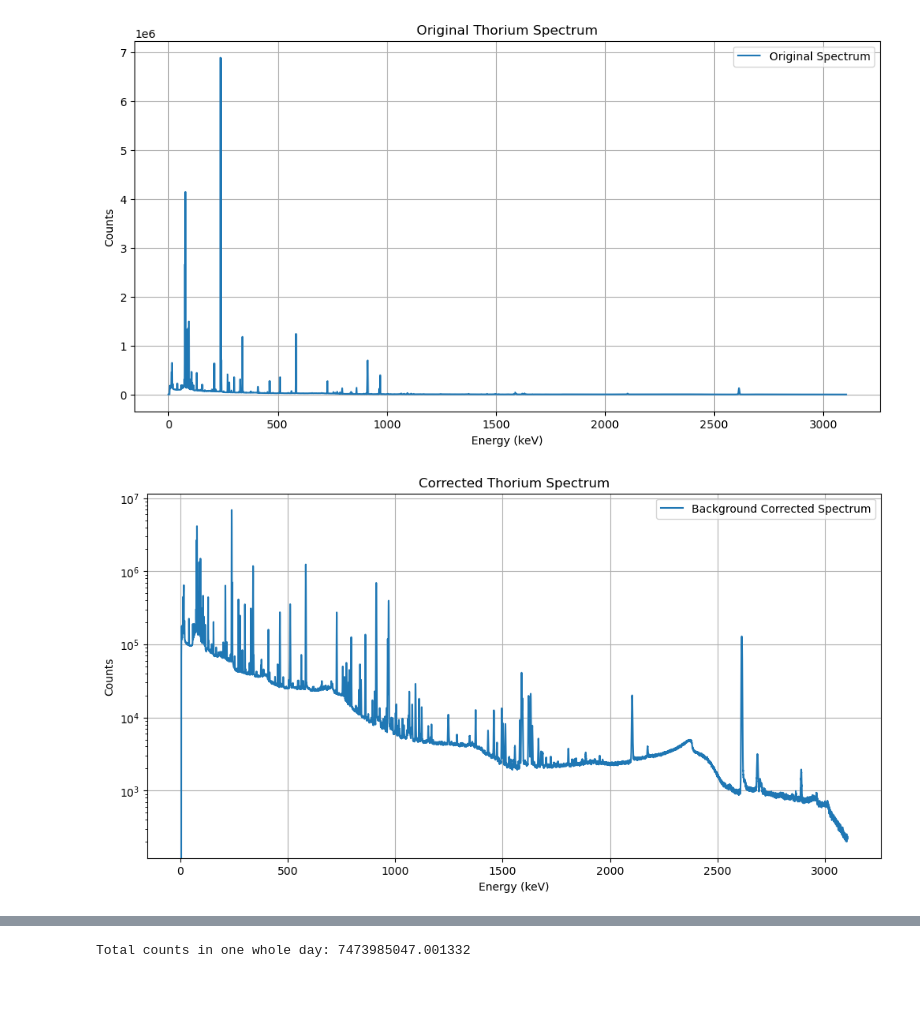
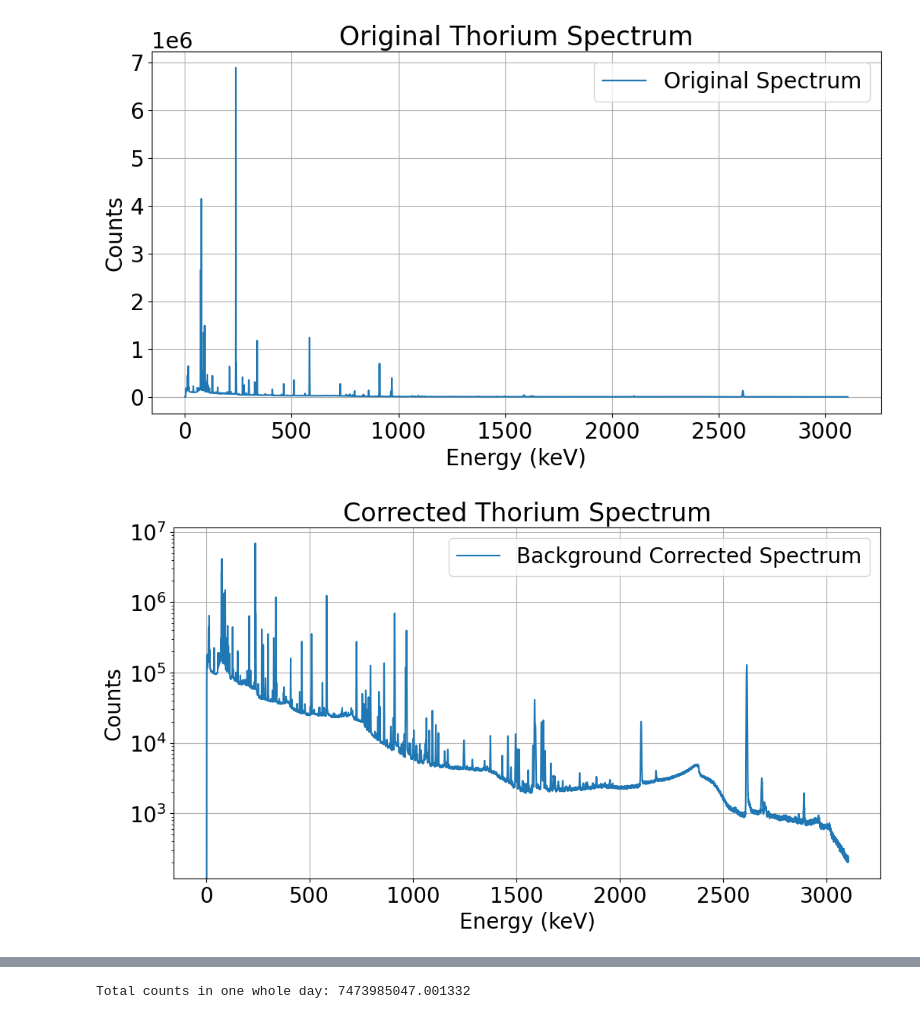
Before and after one commit to nyuad-astroparticle/tes-geant, a Jupyter notebook: analysis/ThSpectrum/spectrum_analysis.ipynb, the cells around one changed output, grey strips where cells are left out. Drawn from its saved outputs; the diff is of its cells as text; code cells hidden in the pictures; blank space fills up the shorter version.

Commit message:
spectrum graph formatting

```diff
--- a/analysis/ThSpectrum/spectrum_analysis.ipynb
+++ b/analysis/ThSpectrum/spectrum_analysis.ipynb
@@ -1,22 +1,26 @@
 # %%
 
 import pandas as pd
 import matplotlib.pyplot as plt
+import matplotlib as mpl
+
+font = {'size':20}
+mpl.rc('font', **font)
 
 # Load the original spectrum data
 spectrum_data = pd.read_csv('spectrum.RPT')
 
 # Plot the original spectrum
 plt.figure(figsize=(12, 6))
 plt.plot(spectrum_data['Energy(keV)'], spectrum_data['Counts'], label='Original Spectrum')
 plt.xlabel('Energy (keV)')
 plt.ylabel('Counts')
 plt.title('Original Thorium Spectrum')
 plt.legend()
 plt.grid(True)
 plt.show()
 # %% [output]
-[figure, old version]
+[figure, new version]
 # %%
 
 # Load the background spectrum data
@@ -39,7 +43,7 @@ plt.grid(True)
 plt.yscale('log')
 plt.show()
 # %% [output]
-[figure, old version]
+[figure, new version]
 # %%
 
 import numpy as np
```
Also changed, not shown: parts of 6 cells of this notebook.
